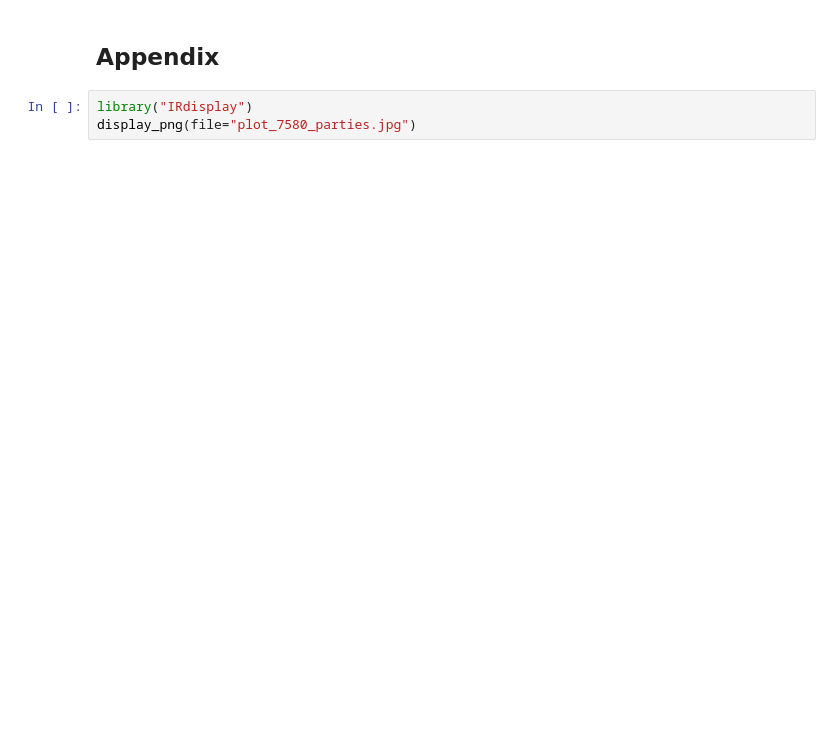
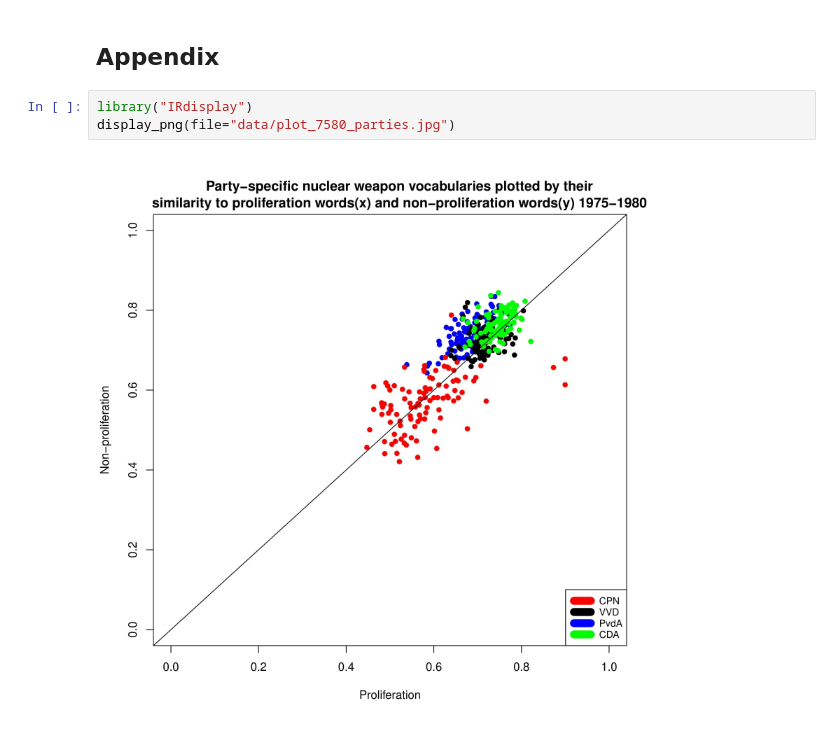
Before and after one commit to jdh-observer/jdh001-9HcfToh7EYm8, a Jupyter notebook: 1_load_train_7075.ipynb, the cells around one changed output. Cells and saved outputs as stored; diff of their text form; blank space fills up the shorter version.

```diff
--- a/1_load_train_7075.ipynb
+++ b/1_load_train_7075.ipynb
@@ -415,6 +415,8 @@ We  are  grateful  to  the  participants  of  the  Data-driven  Conceptual  Hist
 ## Appendix
 # %%
 library("IRdisplay")
-display_png(file="plot_7580_parties.jpg")
+display_png(file="data/plot_7580_parties.jpg")
+# %% [output]
+[figure, added]
 # %%
 library("IRdisplay")
```
Also changed, not shown: parts of 11 cells of this notebook.
